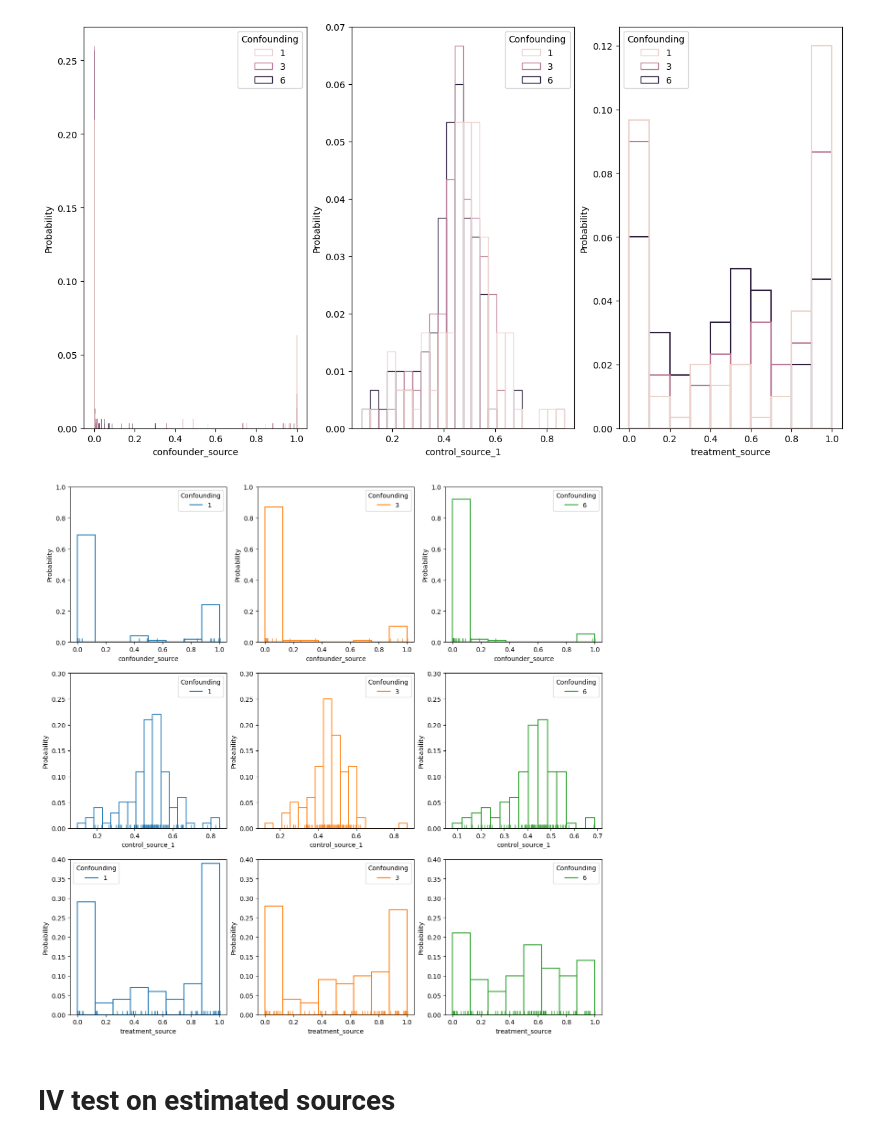
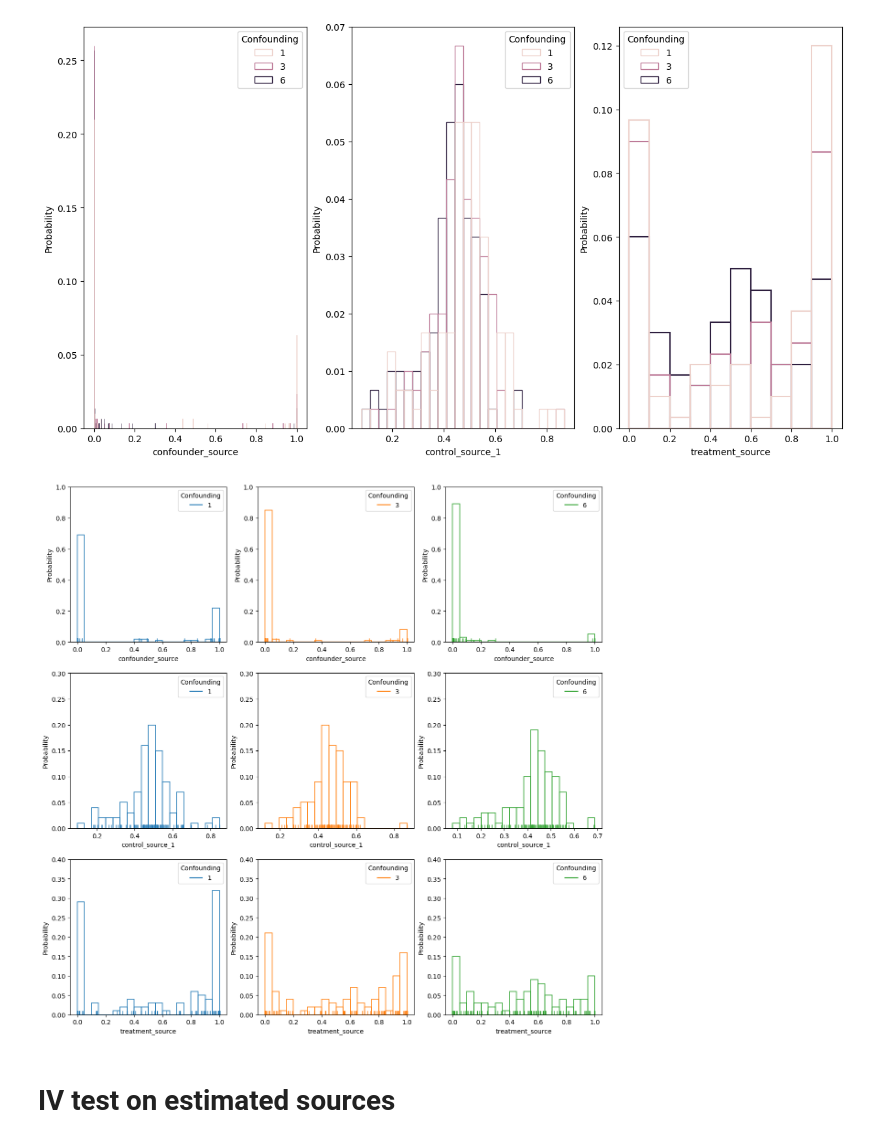
Before and after one commit to malo4300/ICA_IV, a Jupyter notebook: plots_iv_test.ipynb, the cells around one changed output. Cells and saved outputs as stored; diff of their text form; code cells hidden in the pictures.

```diff
--- a/plots_iv_test.ipynb
+++ b/plots_iv_test.ipynb
@@ -90,17 +90,18 @@ plt.show()
 # %%
 fg, ax = plt.subplots(3,3, figsize = (15,15))
 cols = ["confounder_source","control_source_1", "treatment_source"]
 palette = dict(zip(cn_levels, sns.color_palette("tab10", len(cn_levels))))
 lims = [1,.3, .4]
 for i in range(3):
     for j in range(3):
-        sns.histplot(merged_df[merged_df["Confounding"] == cn_levels[j]], x=cols[i], ax=ax[i, j], fill=False, stat="probability", hue="Confounding", palette=palette)
+        sns.histplot(merged_df[merged_df["Confounding"] == cn_levels[j]], x=cols[i], ax=ax[i, j], fill=False, stat="probability", hue="Confounding", palette=palette,
+                     bins = 20)
         sns.rugplot(merged_df[merged_df["Confounding"] == cn_levels[j]], x=cols[i], ax=ax[i, j], hue="Confounding", palette=palette)
 
         ax[i, j].set_ylim(0, lims[i])  # Fixing the y-axis limits for each subplot
 plt.show()
 # %% [output]
-[figure, old version]
+[figure, new version]
 # %% [markdown]
 # IV test on estimated sources
 # %%
```
Also changed, not shown: parts of 5 cells of this notebook, 10 other files.
